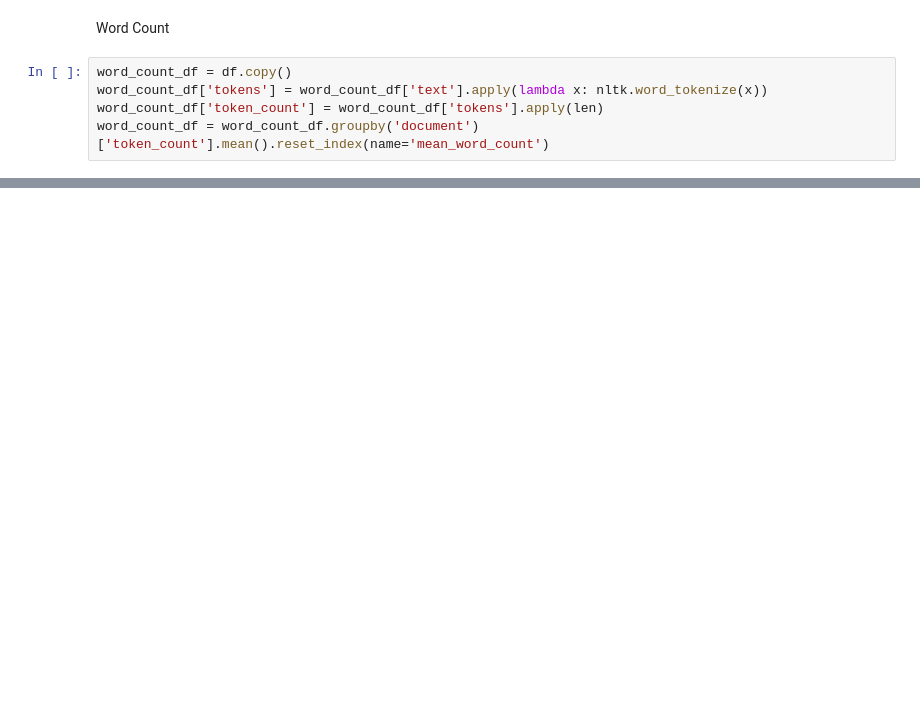
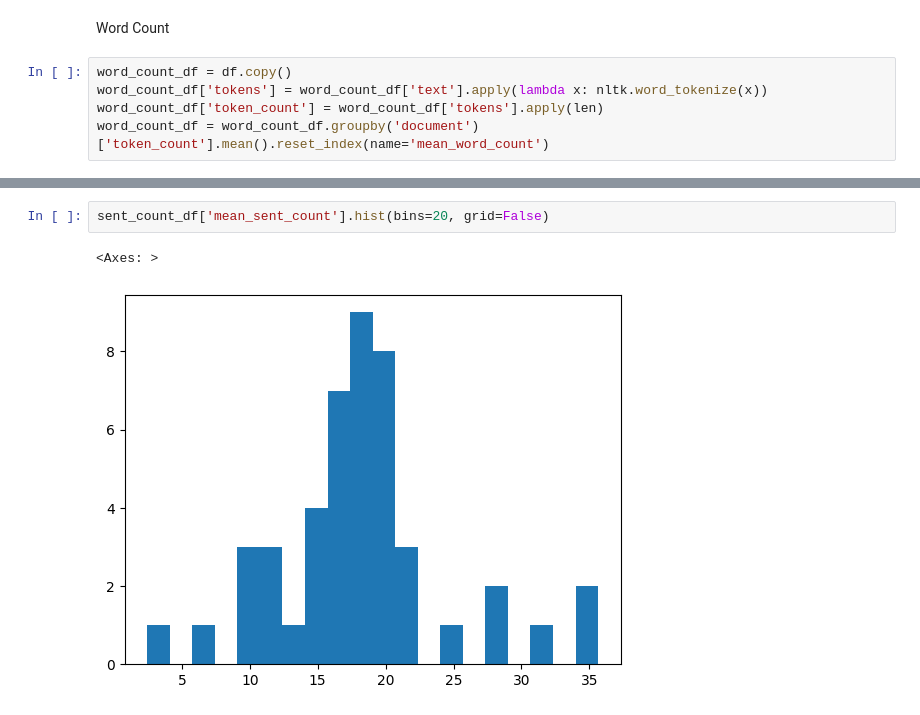
Before and after one commit to jl8771/TextbookGPTApplication, a Jupyter notebook: generate_plots.ipynb, the cells around one changed output, grey strips where cells are left out. Saved outputs shown, nothing was run; the diff lists cells and outputs as text; blank space fills up the shorter version.

```diff
--- a/generate_plots.ipynb
+++ b/generate_plots.ipynb
@@ -45,0 +71,5 @@ word_count_df['mean_word_count'].boxplot()
+# %%
+sent_count_df['mean_sent_count'].hist(bins=20, grid=False)
+# %% [output]
+<Axes: >
+[figure, added]
```
Also changed, not shown: parts of 11 cells of this notebook, 1 other file.
